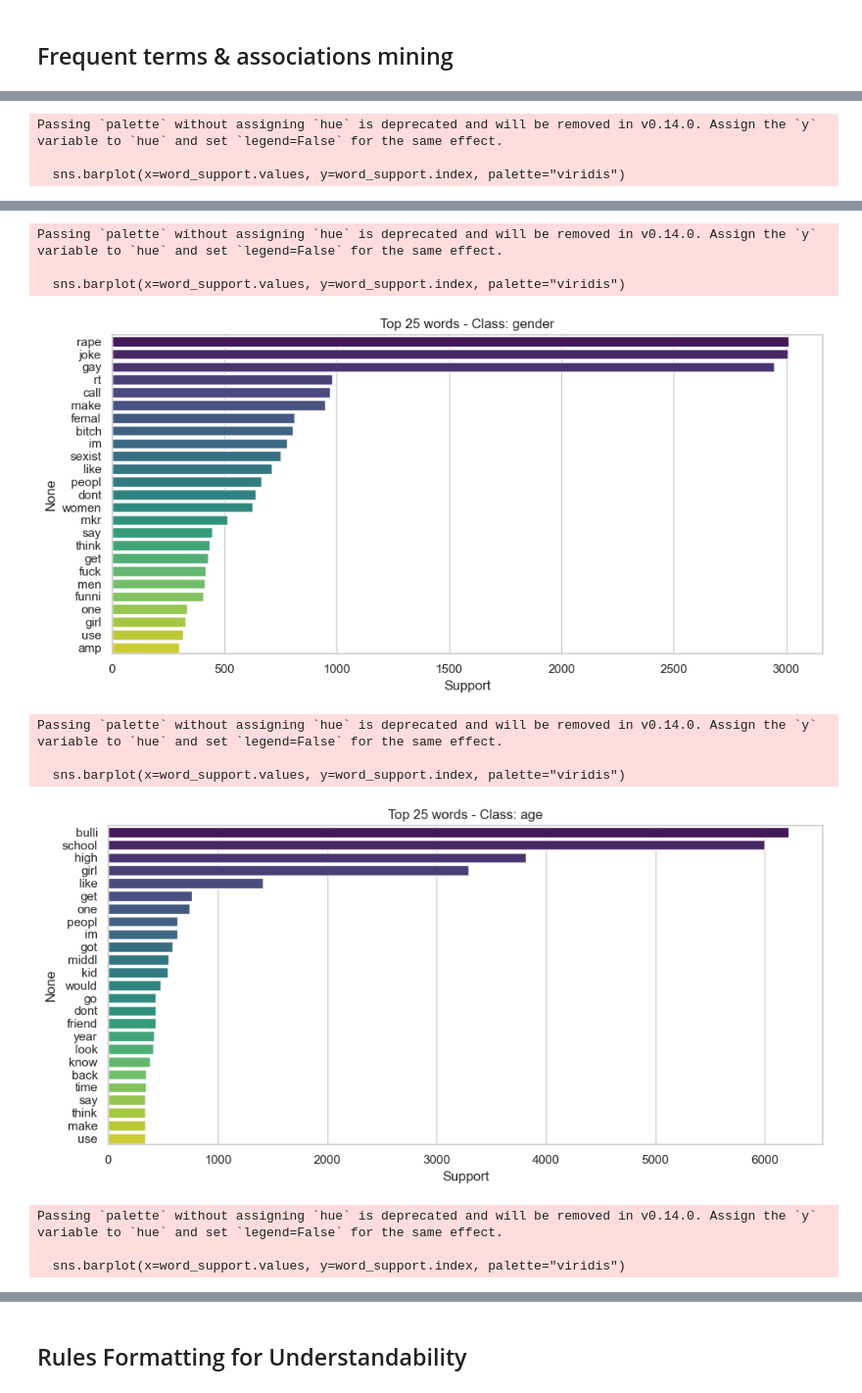
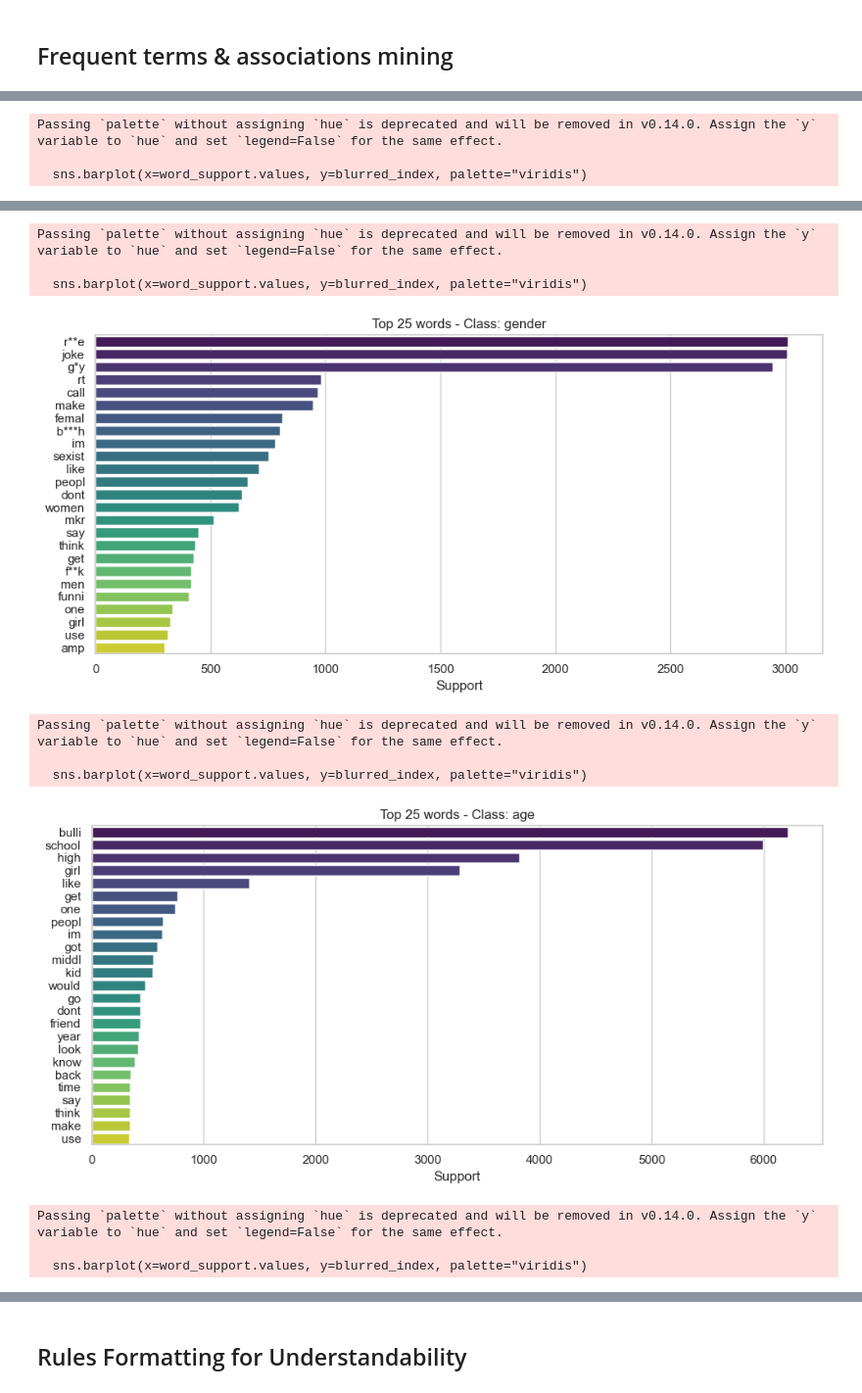
Before and after one commit to msegreto/CyberbullismDetection, a Jupyter notebook: notebook/6_ClassReport.ipynb, the cells around one changed output, grey strips where cells are left out. Shown at 98% size. Saved outputs shown, nothing was run; the diff lists cells and outputs as text; code cells hidden in the pictures.

Commit message:
blurred offensive words

```diff
--- a/notebook/6_ClassReport.ipynb
+++ b/notebook/6_ClassReport.ipynb
@@ -43,9 +44,10 @@ for classe in classi:
     class_df = tfidf_df[tfidf_df['multiclass_label'] == classe].drop(columns=['multiclass_label'])
 
     word_support = class_df.sum().sort_values(ascending=False).head(25)
+    blurred_index = [blur_text(word) for word in word_support.index]
 
     plt.figure(figsize=(10, 5))
-    sns.barplot(x=word_support.values, y=word_support.index, palette="viridis")
+    sns.barplot(x=word_support.values, y=blurred_index, palette="viridis")
     plt.title(f"Top 25 words - Class: {classe}")
     plt.xlabel("Support")
     plt.tight_layout()
@@ -67,3 +69,3 @@ Passing `palette` without assigning `hue` is deprecated and will be removed in v
 Passing `palette` without assigning `hue` is deprecated and will be removed in v0.14.0. Assign the `y` variable to `hue` and set `legend=False` for the same effect.
 
-  sns.barplot(x=word_support.values, y=word_support.index, palette="viridis")
+  sns.barplot(x=word_support.values, y=blurred_index, palette="viridis")
@@ -71,11 +73,11 @@ Passing `palette` without assigning `hue` is deprecated and will be removed in v
 Passing `palette` without assigning `hue` is deprecated and will be removed in v0.14.0. Assign the `y` variable to `hue` and set `legend=False` for the same effect.
 
-  sns.barplot(x=word_support.values, y=word_support.index, palette="viridis")
+  sns.barplot(x=word_support.values, y=blurred_index, palette="viridis")
-[figure, old version]
+[figure, new version]
 Passing `palette` without assigning `hue` is deprecated and will be removed in v0.14.0. Assign the `y` variable to `hue` and set `legend=False` for the same effect.
 
-  sns.barplot(x=word_support.values, y=word_support.index, palette="viridis")
+  sns.barplot(x=word_support.values, y=blurred_index, palette="viridis")
-[figure, old version]
+[figure, new version]
 Passing `palette` without assigning `hue` is deprecated and will be removed in v0.14.0. Assign the `y` variable to `hue` and set `legend=False` for the same effect.
 
-  sns.barplot(x=word_support.values, y=word_support.index, palette="viridis")
+  sns.barplot(x=word_support.values, y=blurred_index, palette="viridis")
```
Also changed, not shown: parts of 4 cells of this notebook, 14 other files.
